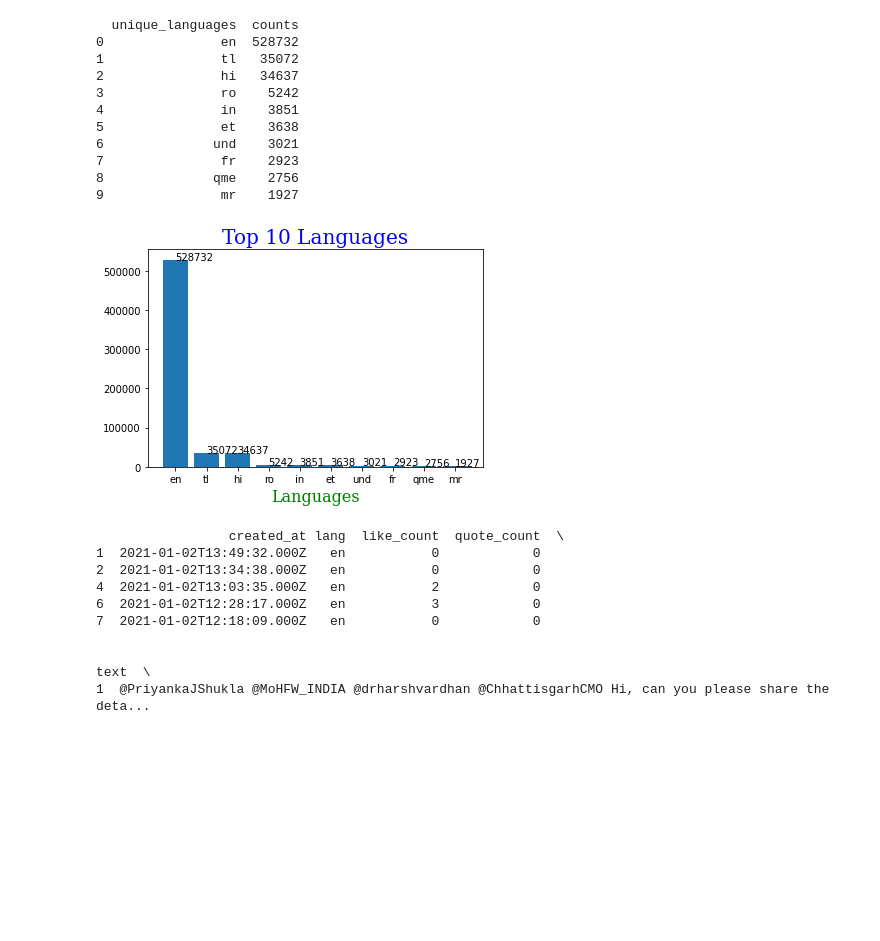
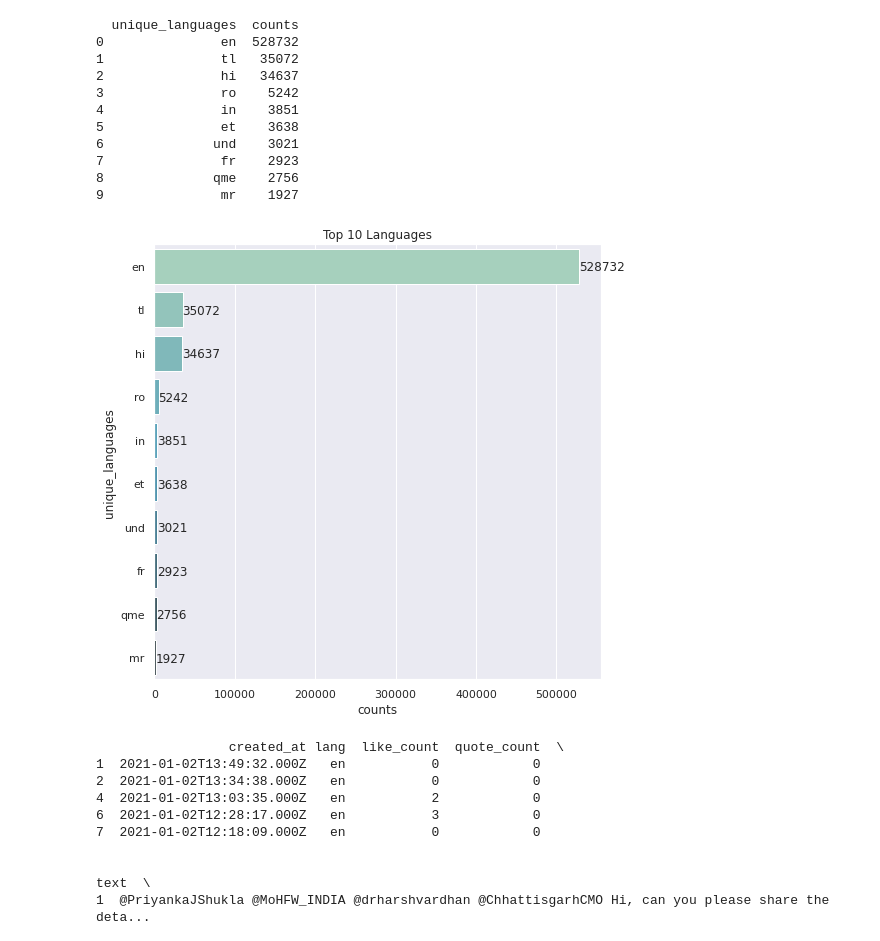
Before and after one commit to NivyaSreeAvula/hetro-repo, a Jupyter notebook: EDA_for_cowin_jan_dec.ipynb, the cells around one changed output. Cells and saved outputs as stored; diff of their text form; code cells hidden in the pictures; blank space fills up the shorter version.

```diff
--- a/EDA_for_cowin_jan_dec.ipynb
+++ b/EDA_for_cowin_jan_dec.ipynb
@@ -145,16 +146,17 @@ print(top10lang)
 # %%
 font = {'family':'serif','color':'blue','size':20}
 font1 = {'family':'serif','color':'green','size':16}
+sns.set(rc={'figure.figsize':(8,8)})
+ax = sns.barplot(y='unique_languages',x='counts', data=top10lang, palette='GnBu_d')
+ax.set(title='Top 10 Languages')
 
-plt.bar('unique_languages', 'counts', data=top10lang, width=0.8, bottom=None,  align='center')
-plt.title("Top 10 Languages", fontdict = font)
-plt.xlabel('Languages', fontdict=font1)
-for x, y, text in zip(top10lang['unique_languages'],top10lang['counts'], top10lang['counts']):
-    plt.text(x, y, text, fontsize= 10)
-plt.savefig('top10.png', dpi=300, bbox_inches='tight')
-plt.show()
+initialx=0
+for p in ax.patches:
+  ax.text(p.get_width(),initialx+p.get_height()/8,'{:1.0f}'.format(p.get_width()))
+  initialx+=1
+plt.savefig('top10_jan_dec.png', dpi=300, bbox_inches='tight')
 # %% [output]
-[figure, old version]
+[figure, new version]
 # %%
 en = raw.loc[raw.lang== "en"]
 # %%
```
Also changed, not shown: parts of 2 cells of this notebook.
